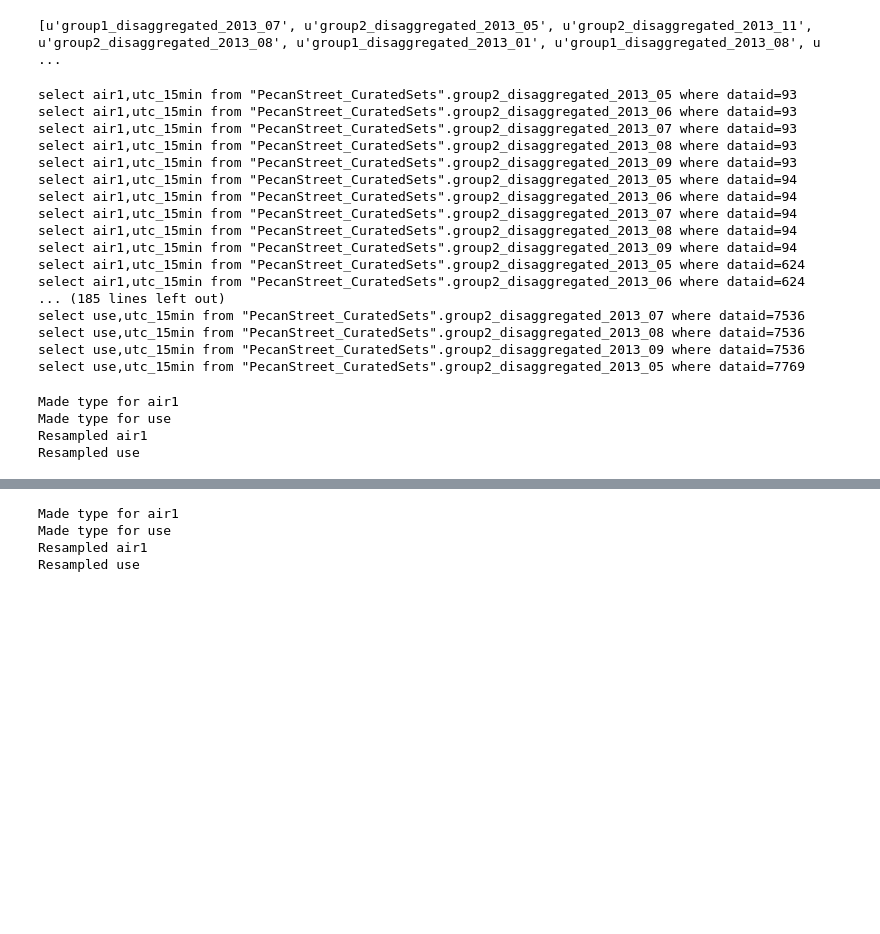
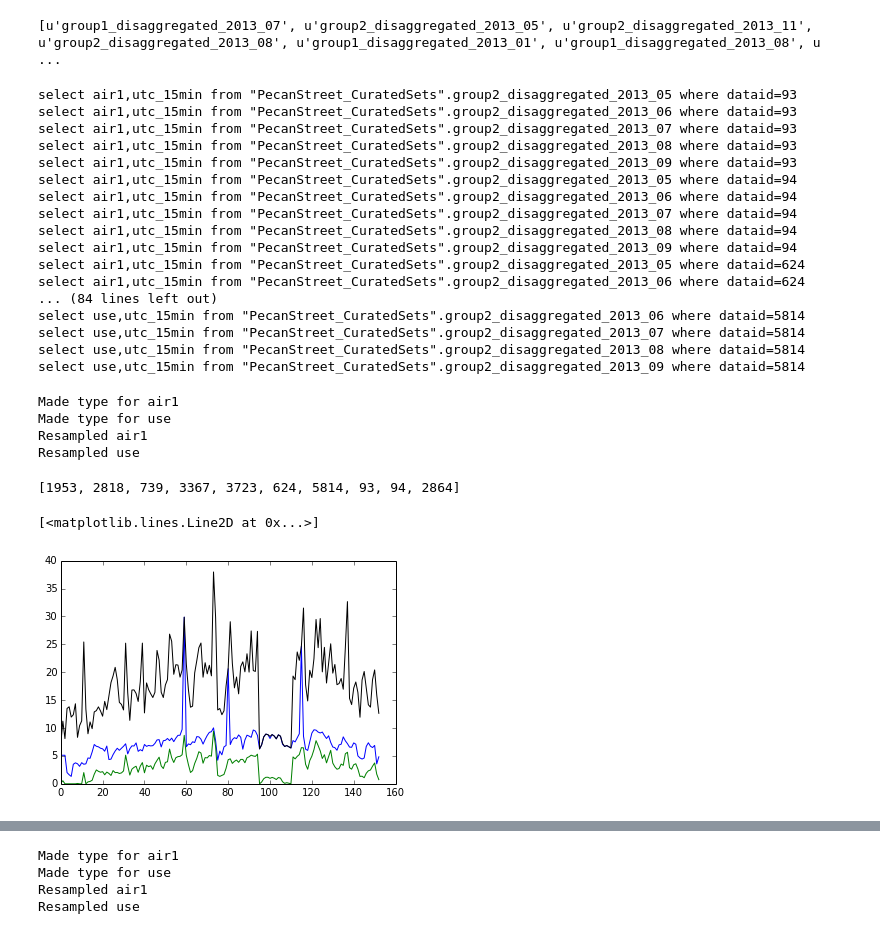
Before and after one commit to dssg/wikienergy, a Jupyter notebook: proto/weather/weather_normalized_regression-Pecan-validated.ipynb, the cells around one changed output, grey strips where cells are left out. Cells and saved outputs as stored; diff of their text form; code cells hidden in the pictures; blank space fills up the shorter version.

Commit message:
continued cleaning linear regression python script
Former-commit-id: 6e6982d82dedc0227c521d6dba3ac8d24cdfb3a8
Former-commit-id: 2870d34cc36a982ca4204baf2fae0ad3a7ae6384

```diff
--- a/proto/weather/weather_normalized_regression-Pecan-validated.ipynb
+++ b/proto/weather/weather_normalized_regression-Pecan-validated.ipynb
@@ -45,11 +45,11 @@ ids_for_devices={}
 ids_device_name='air1'
 ids_for_devices[ids_device_name]=psda.get_dataids_with_real_values(schema,table[4],ids_device_name)
 # %%
-num_houses=30
+num_houses=10
 device_name='air1'
-devices_types_unsampled[device_name]=psda.generate_instances_for_appliance_by_dataids(schema,tables,device_name,ids_for_devices[ids_device_name][:num_houses])
+devices_types_unsampled[device_name]=psda.generate_instances_for_appliance_by_dataids(schema,table,device_name,ids_for_devices[ids_device_name][:num_houses])
 device_name='use'
-devices_types_unsampled[device_name]=psda.generate_instances_for_appliance_by_dataids(schema,tables,device_name,ids_for_devices[ids_device_name][:num_houses])
+devices_types_unsampled[device_name]=psda.generate_instances_for_appliance_by_dataids(schema,table,device_name,ids_for_devices[ids_device_name][:num_houses])
 # %% [output]
 select air1,utc_15min from "PecanStreet_CuratedSets".group2_disaggregated_2013_05 where dataid=93
 select air1,utc_15min from "PecanStreet_CuratedSets".group2_disaggregated_2013_06 where dataid=93
@@ -63,11 +63,11 @@ select air1,utc_15min from "PecanStreet_CuratedSets".group2_disaggregated_2013_0
 select air1,utc_15min from "PecanStreet_CuratedSets".group2_disaggregated_2013_09 where dataid=94
 select air1,utc_15min from "PecanStreet_CuratedSets".group2_disaggregated_2013_05 where dataid=624
 select air1,utc_15min from "PecanStreet_CuratedSets".group2_disaggregated_2013_06 where dataid=624
-... (185 lines left out)
-select use,utc_15min from "PecanStreet_CuratedSets".group2_disaggregated_2013_07 where dataid=7536
-select use,utc_15min from "PecanStreet_CuratedSets".group2_disaggregated_2013_08 where dataid=7536
-select use,utc_15min from "PecanStreet_CuratedSets".group2_disaggregated_2013_09 where dataid=7536
-select use,utc_15min from "PecanStreet_CuratedSets".group2_disaggregated_2013_05 where dataid=7769
+... (84 lines left out)
+select use,utc_15min from "PecanStreet_CuratedSets".group2_disaggregated_2013_06 where dataid=5814
+select use,utc_15min from "PecanStreet_CuratedSets".group2_disaggregated_2013_07 where dataid=5814
+select use,utc_15min from "PecanStreet_CuratedSets".group2_disaggregated_2013_08 where dataid=5814
+select use,utc_15min from "PecanStreet_CuratedSets".group2_disaggregated_2013_09 where dataid=5814
 # %%
 #pecan_temps=weather.get_weather_data_as_df('API_KEY','78739','TX', '20130501', '20130930')
 
@@ -91,3 +88,19 @@ Made type for air1
 Made type for use
 Resampled air1
 Resampled use
+# %%
+print house_energy_dict.keys()
+# %% [output]
+[1953, 2818, 739, 3367, 3723, 624, 5814, 93, 94, 2864]
+# %%
+house_num=94
+trace_series=house_energy_dict[house_num]['kwh']
+real_air_series=house_energy_dict[house_num]['air_kwh']
+[total_series,air_series,diff_series]=lng.run_regressions_and_predict(trace_series,temps_series,json=False)
+# %%
+plt.plot(air_series)
+plt.plot(real_air_series)
+plt.plot(total_series,'k')
+# %% [output]
+[<matplotlib.lines.Line2D at 0x...>]
+[figure, added]
```
Also changed, not shown: parts of 12 cells of this notebook, 4 other files.
